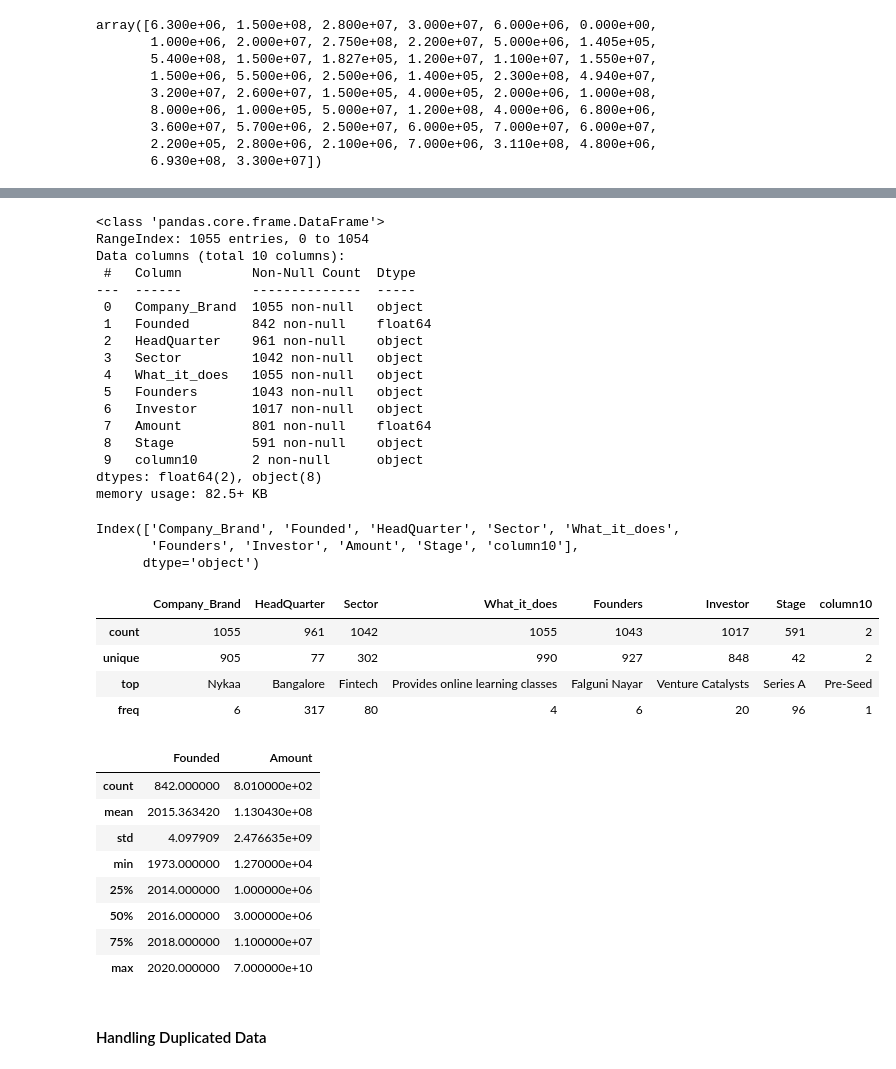
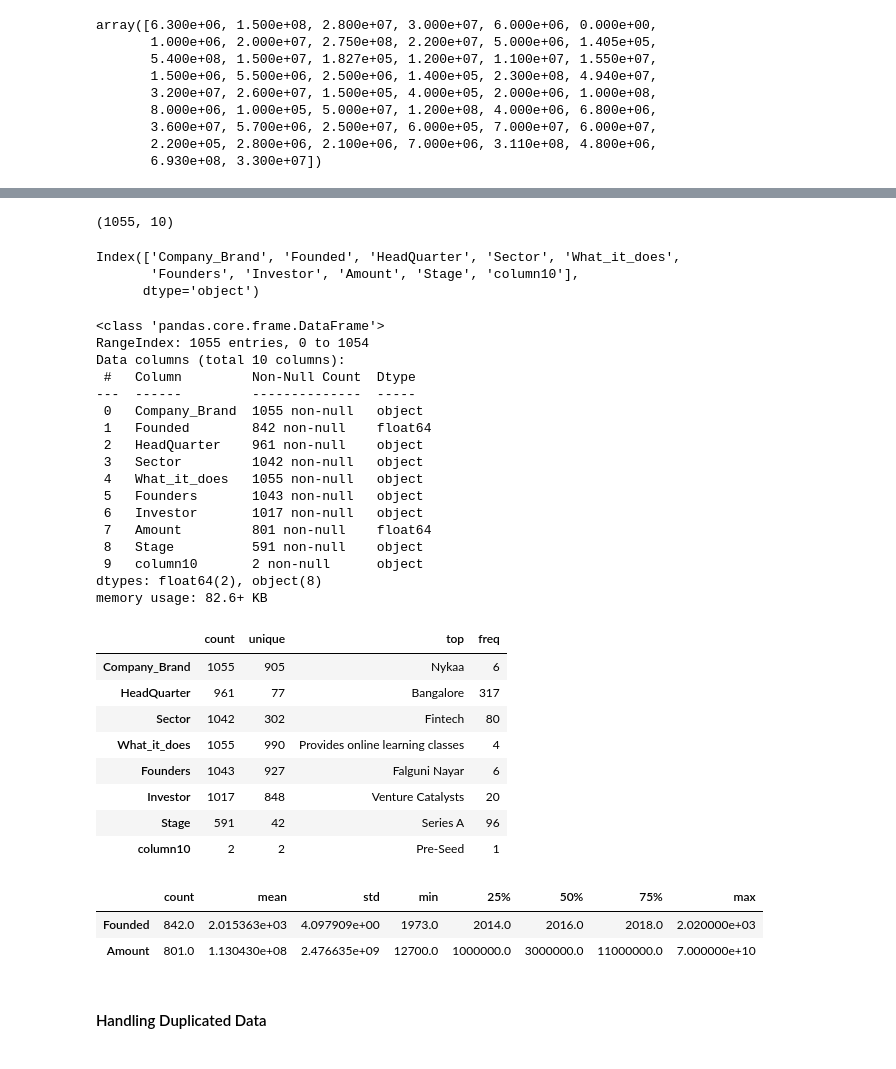
Before and after one commit to DzeBakuEso/stockholm_lp1_colla_project_sprint_1, a Jupyter notebook: Indian _Ecosystem_Analysis.ipynb, the cells around one changed output, grey strips where cells are left out. Saved outputs shown, nothing was run; the diff lists cells and outputs as text; code cells hidden in the pictures.

```diff
--- a/Indian _Ecosystem_Analysis.ipynb
+++ b/Indian _Ecosystem_Analysis.ipynb
@@ -100 +100,7 @@ from scipy.stats import chi2_contingency
+# %%
+# Set display options
+pd.set_option('display.max_columns', None)  # Show all columns
+pd.set_option('display.max_rows', None)  # Show all rows
+pd.set_option('display.width', None)  # Disable column width restriction
+pd.set_option('display.max_colwidth', None)  # Disable truncation of column contents
 # %% [markdown]
@@ -117,8 +123,8 @@ username = environment_variables.get("USERNAME")
 password = environment_variables.get("PASSWORD")
 
 
-# connection_string = f"DRIVER={{SQL Server}};SERVER={server};DATABASE={database};UID={username};PWD={password}"
-connection_string = "DRIVER={ODBC Driver 17 for SQL Server};SERVER={dap-projects-database.database.windows.net};DATABASE={dapDB};UID={dataAnalyst_LP1};PWD={G7x@9kR$2x}"
+connection_string = f"DRIVER={{SQL Server}};SERVER={server};DATABASE={database};UID={username};PWD={password}"
+#connection_string = "DRIVER={ODBC Driver 17 for SQL Server};SERVER={dap-projects-database.database.windows.net};DATABASE={dapDB};UID={dataAnalyst_LP1};PWD={G7x@9kR$2x}"
 # %%
 # Use the connect method of the pyodbc library and pass in the connection string.
 # This will connect to the server and might take a few seconds to be complete.
@@ -926,6 +1017,16 @@ df3.head() #showing the first five rows
 | 2 | PadCare Labs | 2018.0 | Pune | Hygiene management | Converting bio-hazardous waste to... | Ajinkya Dhariya | Venture Center | NaN | Pre-seed | ... |
 | 3 | NCOME | 2020.0 | New Delhi | Escrow | Escrow-as-a-service platform | Ritesh Tiwari | Venture Catalysts, PointOne Capital | 400000.0 | None | ... |
 | 4 | Gramophone | 2016.0 | Indore | AgriTech | Gramophone is an AgTech platform ... | Ashish Rajan Singh, Harshit Gupta... | Siana Capital Management, Info Edge | 340000.0 | None | ... |
+# %%
+df3.shape
+# %% [output]
+(1055, 10)
+# %%
+df3.columns #accessing specific columns
+# %% [output]
+Index(['Company_Brand', 'Founded', 'HeadQuarter', 'Sector', 'What_it_does',
+       'Founders', 'Investor', 'Amount', 'Stage', 'column10'],
+      dtype='object')
 # %%
 df3.info() # Get inforamation about the df3 dataframe
 # %% [output]
@@ -945,33 +1046,25 @@ Data columns (total 10 columns):
  8   Stage          591 non-null    object
  9   column10       2 non-null      object
 dtypes: float64(2), object(8)
-memory usage: 82.5+ KB
+memory usage: 82.6+ KB
-# %%
-df3.columns #accessing specific columns
-# %% [output]
-Index(['Company_Brand', 'Founded', 'HeadQuarter', 'Sector', 'What_it_does',
-       'Founders', 'Investor', 'Amount', 'Stage', 'column10'],
-      dtype='object')
 # %%
-df3.describe(include='object') # Getting general descriptive statistics of the data2 dataFrame
+df3.describe(include='object').transpose() # Getting general descriptive statistics of the data2 dataFrame
 # %% [output]
-|  | Company_Brand | HeadQuarter | Sector | What_it_does | Founders | Investor | Stage | column10 |
-| count | 1055 | 961 | 1042 | 1055 | 1043 | 1017 | 591 | 2 |
-| unique | 905 | 77 | 302 | 990 | 927 | 848 | 42 | 2 |
-| top | Nykaa | Bangalore | Fintech | Provides online learning classes | Falguni Nayar | Venture Catalysts | Series A | Pre-Seed |
-| freq | 6 | 317 | 80 | 4 | 6 | 20 | 96 | 1 |
+|  | count | unique | top | freq |
+| Company_Brand | 1055 | 905 | Nykaa | 6 |
+| HeadQuarter | 961 | 77 | Bangalore | 317 |
+| Sector | 1042 | 302 | Fintech | 80 |
+| What_it_does | 1055 | 990 | Provides online learning classes | 4 |
+| Founders | 1043 | 927 | Falguni Nayar | 6 |
+| Investor | 1017 | 848 | Venture Catalysts | 20 |
+| Stage | 591 | 42 | Series A | 96 |
+| column10 | 2 | 2 | Pre-Seed | 1 |
 # %%
-df3.describe(include='float') # Getting general descriptive statistics for float columns
+df3.describe(include='float').T # Getting general descriptive statistics for float columns
 # %% [output]
-|  | Founded | Amount |
-| count | 842.000000 | 8.010000e+02 |
-| mean | 2015.363420 | 1.130430e+08 |
-| std | 4.097909 | 2.476635e+09 |
-| min | 1973.000000 | 1.270000e+04 |
-| 25% | 2014.000000 | 1.000000e+06 |
-| 50% | 2016.000000 | 3.000000e+06 |
-| 75% | 2018.000000 | 1.100000e+07 |
-| max | 2020.000000 | 7.000000e+10 |
+|  | count | mean | std | min | 25% | 50% | 75% | max |
+| Founded | 842.0 | 2.015363e+03 | 4.097909e+00 | 1973.0 | 2014.0 | 2016.0 | 2018.0 | 2.020000e+03 |
+| Amount | 801.0 | 1.130430e+08 | 2.476635e+09 | 12700.0 | 1000000.0 | 3000000.0 | 11000000.0 | 7.000000e+10 |
 # %% [markdown]
 #### Handling Duplicated Data
 # %%
```
Also changed, not shown: parts of 127 cells of this notebook, 5 other files.
